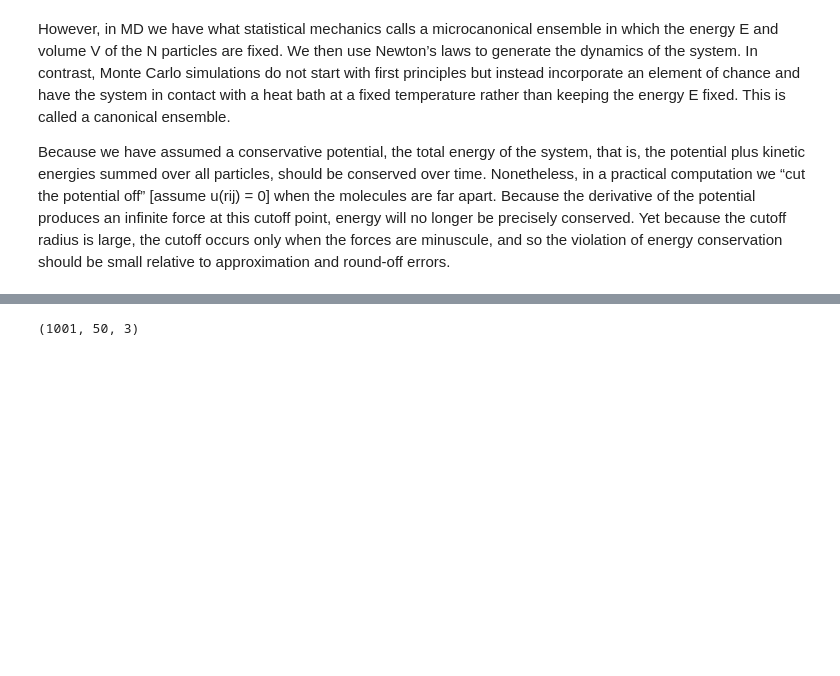
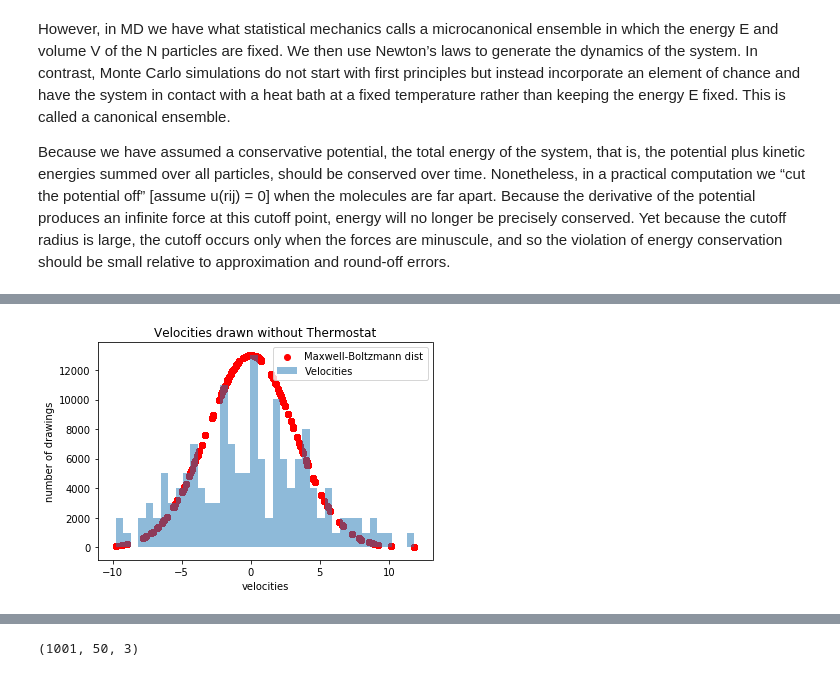
Before and after one commit to hottens/computational_physics, a Jupyter notebook: Tutorials/Thermostatting in Molecular Dynamics.ipynb, the cells around one changed output, grey strips where cells are left out. Saved outputs shown, nothing was run; the diff lists cells and outputs as text; code cells hidden in the pictures; blank space fills up the shorter version.

```diff
--- a/Tutorials/Thermostatting in Molecular Dynamics.ipynb
+++ b/Tutorials/Thermostatting in Molecular Dynamics.ipynb
@@ -385,7 +385,7 @@ def integrate(positions, velocities, forces, dt, box_size, target_temp, method,
 # %%
 
 
-def run_MD_simulation(num_particles, initial_temp, box_size, dt, time_max, target_temp = 10, method = None, rise_time = 0.1):
+def run_MD_simulation(num_particles, initial_temp, box_size, dt, time_max, target_temp = 10, method = None, strength = None):
     temp = initial_temp
     t = 0
     positions, positions_prev, velocities = initialize(num_particles, temp, box_size, dt)
@@ -404,7 +404,7 @@ def run_MD_simulation(num_particles, initial_temp, box_size, dt, time_max, targe
     while t < time_max:
         positions, velocities, forces, kinetic_energy, potential_energy, drawn_velocities = integrate(positions, velocities, forces,
                                                                                     dt, box_size, target_temp,
-                                                                                    method, rise_time)
+                                                                                    method, strength)
         coordinate_array.append(positions.copy())
         velocities_array.append(velocities)
         pot_energy_array.append(potential_energy)
@@ -452,87 +439,59 @@ import numpy as np
 import random as rd
 
 import matplotlib.pyplot as plt
 from mpl_toolkits.mplot3d import Axes3D
 import matplotlib.animation as animation
 %matplotlib inline
 
 #define your variables and run the MD simulation here (the things below are used for plotting)
 num_particles, initial_temp, box_size, dt, time_max = 50, 20, 10, .01, 10
 target_temp = 10
 # Part 1
 time_array, tot_energy_array, pot_energy_array, kin_energy_array, temp_array, coordinate_array, velocities_array, drawn_velocities = run_MD_simulation(num_particles, initial_temp, box_size, dt, time_max)
 
-# fig, ax = plt.subplots(nrows=3, ncols=1,dpi=300)
-# fig.set_size_inches(10,6)
-# plt.tight_layout()
+fig = plt.figure()
+p_v = maxwell_boltzmann(drawn_velocities, target_temp)
+y, _, _ = plt.hist(drawn_velocities, bins=40, alpha = 0.5)
+plt.scatter(drawn_velocities, max(y)*p_v/max(p_v), color='red')
+plt.xlabel("velocities")
+plt.ylabel("number of drawings")
+plt.title("Velocities drawn without Thermostat")
+plt.legend(["Maxwell-Boltzmann dist", "Velocities"])
+plt.show()
 
-# ax[0].plot(time_array,tot_energy_array, lw=1.5, c='r')
-# ax[1].plot(time_array,kin_energy_array, lw=1.5, c='b')
-# ax[2].plot(time_array,pot_energy_array, lw=1.5, c='g')
-
-# ax[0].set_ylabel('Total energy (a.u.)')
-# ax[0].set_xlabel('Time')
-
-
-# ax[1].set_ylabel('Kinetic energy (a.u.)')
-# ax[1].set_xlabel('Time')
-
-# ax[2].set_ylabel('Potential energy (a.u.)')
-# ax[2].set_xlabel('Time')
 
 print("Mean temperature: {}".format(np.mean(temp_array)))
 
 # Andersen Thermostat
-time_array, tot_energy_array, pot_energy_array, kin_energy_array, temp_array, coordinate_array, velocities_array, drawn_velocities = run_MD_simulation(num_particles, initial_temp, box_size, dt, time_max, target_temp, method = Method.Andersen)
+time_array, tot_energy_array, pot_energy_array, kin_energy_array, temp_array, coordinate_array, velocities_array, drawn_velocities = run_MD_simulation(num_particles, initial_temp, box_size, dt, time_max, target_temp, method = Method.Andersen, strength = 10)
 
+fig = plt.figure()
 p_v = maxwell_boltzmann(drawn_velocities, target_temp)
+y, _, _ = plt.hist(drawn_velocities, bins=40, alpha = 0.5)
+plt.scatter(drawn_velocities, max(y)*p_v/max(p_v), color='red')
+plt.xlabel("velocities")
+plt.ylabel("number of drawings")
+plt.title("Velocities drawn in Andersen Thermostat")
+plt.legend(["Maxwell-Boltzmann dist", "Velocities"])
+plt.show()
 
-
-plt.hist(drawn_velocities, bins=40)
-plt.scatter(drawn_velocities, 1200*p_v/max(p_v), color='red')
-
-# fig, ax = plt.subplots(nrows=3, ncols=1,dpi=300)
-# fig.set_size_inches(10,6)
-# plt.tight_layout()
-
-# ax[0].plot(time_array,tot_energy_array, lw=1.5, c='r')
-# ax[1].plot(time_array,kin_energy_array, lw=1.5, c='b')
-# ax[2].plot(time_array,pot_energy_array, lw=1.5, c='g')
-
-# ax[0].set_ylabel('Total energy (a.u.)')
-# ax[0].set_xlabel('Time')
-
-
-# ax[1].set_ylabel('Kinetic energy (a.u.)')
-# ax[1].set_xlabel('Time')
-
-# ax[2].set_ylabel('Potential energy (a.u.)')
-# ax[2].set_xlabel('Time')
 
 print("Mean temperature: {}".format(np.mean(temp_array)))
 
 
 # Berendsen Thermostat
-time_array, tot_energy_array, pot_energy_array, kin_energy_array, temp_array, coordinate_array, velocities_array, drawn_velocities = run_MD_simulation(num_particles, initial_temp, box_size, dt, time_max, target_temp, method = Method.Berendsen, rise_time = 0.5)
+time_array, tot_energy_array, pot_energy_array, kin_energy_array, temp_array, coordinate_array, velocities_array, drawn_velocities = run_MD_simulation(num_particles, initial_temp, box_size, dt, time_max, target_temp, method = Method.Berendsen, strength = 0.5)
 
-
-# fig, ax = plt.subplots(nrows=3, ncols=1,dpi=300)
-# fig.set_size_inches(10,6)
-# plt.tight_layout()
-
-# ax[0].plot(time_array,tot_energy_array, lw=1.5, c='r')
-# ax[1].plot(time_array,kin_energy_array, lw=1.5, c='b')
-# ax[2].plot(time_array,pot_energy_array, lw=1.5, c='g')
-
-# ax[0].set_ylabel('Total energy (a.u.)')
-# ax[0].set_xlabel('Time')
-
-
-# ax[1].set_ylabel('Kinetic energy (a.u.)')
-# ax[1].set_xlabel('Time')
-
-# ax[2].set_ylabel('Potential energy (a.u.)')
-# ax[2].set_xlabel('Time')
+fig = plt.figure()
+p_v = maxwell_boltzmann(drawn_velocities, target_temp)
+y, _, _ = plt.hist(drawn_velocities, bins=40, alpha = 0.5)
+plt.scatter(drawn_velocities, max(y)*p_v/max(p_v), color='red')
+plt.xlabel("velocities")
+plt.ylabel("number of drawings")
+plt.title("Velocities drawn in Berendsen Thermostat")
+plt.legend(["Maxwell-Boltzmann dist", "Velocities"])
+plt.show()
 
 print("Mean temperature: {}".format(np.mean(temp_array)))
 # %% [output]
+[figure, new version]
```
Also changed, not shown: parts of 5 cells of this notebook, 18 other files.
